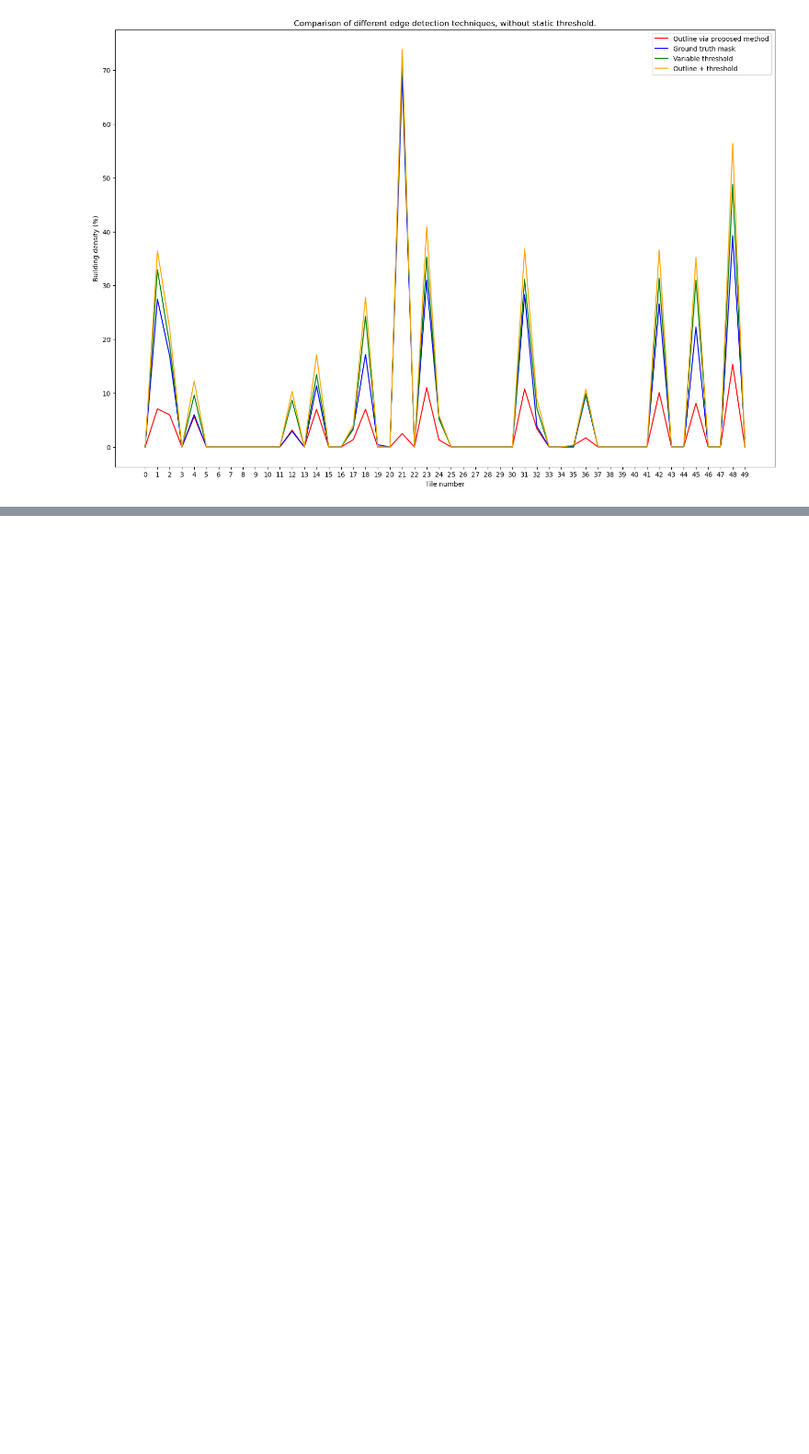
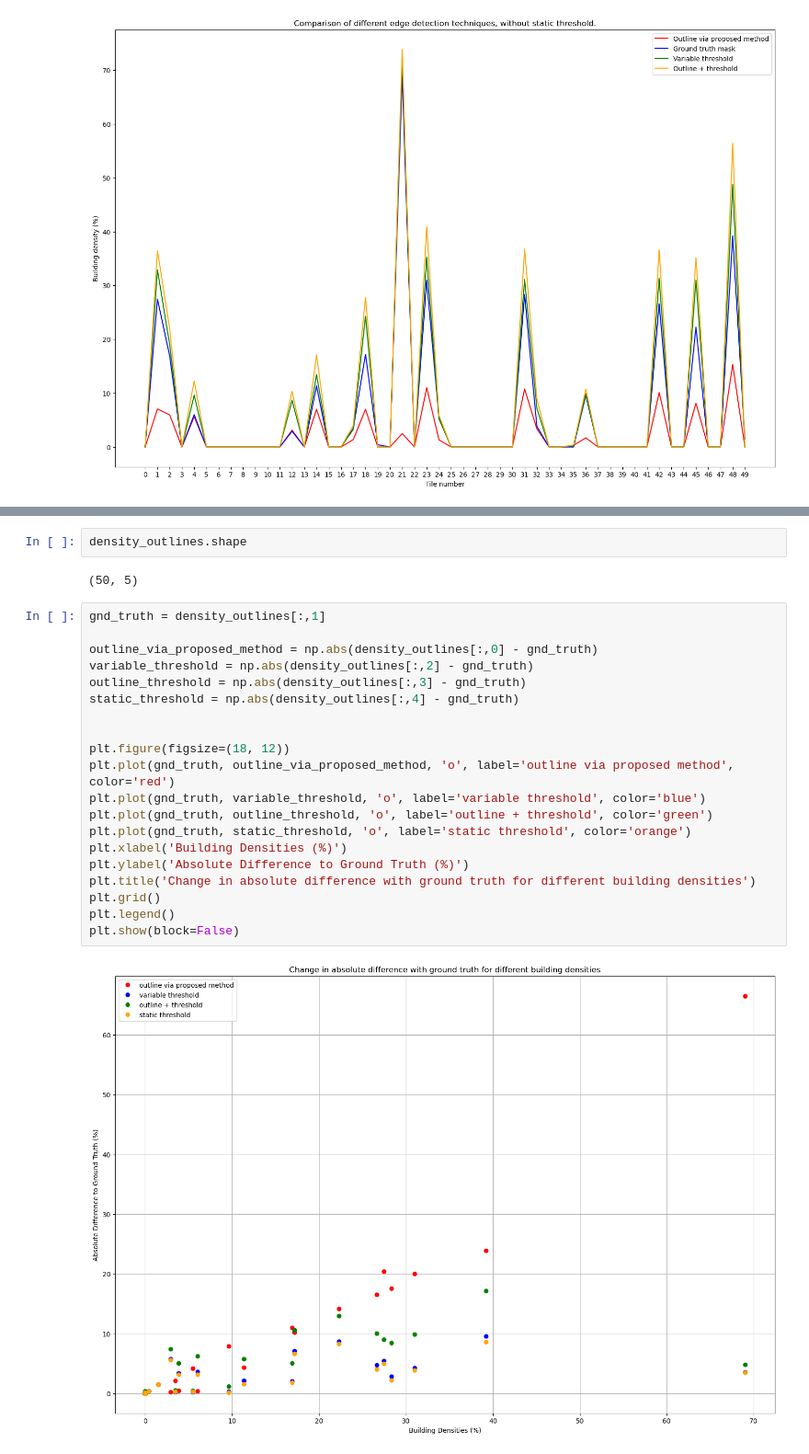
Before and after one commit to shaunlowis/PHYS_391B, a Jupyter notebook: edge_comparisons.ipynb, the cells around one changed output, grey strips where cells are left out. Shown at 92% size. Cells and saved outputs as stored; diff of their text form; blank space fills up the shorter version.

```diff
--- a/edge_comparisons.ipynb
+++ b/edge_comparisons.ipynb
@@ -437,0 +438,26 @@ plt.show()
+# %%
+density_outlines.shape
+# %% [output]
+(50, 5)
+# %%
+gnd_truth = density_outlines[:,1]
+
+outline_via_proposed_method = np.abs(density_outlines[:,0] - gnd_truth)
+variable_threshold = np.abs(density_outlines[:,2] - gnd_truth)
+outline_threshold = np.abs(density_outlines[:,3] - gnd_truth)
+static_threshold = np.abs(density_outlines[:,4] - gnd_truth)
+
+
+plt.figure(figsize=(18, 12))
+plt.plot(gnd_truth, outline_via_proposed_method, 'o', label='outline via proposed method', color='red')
+plt.plot(gnd_truth, variable_threshold, 'o', label='variable threshold', color='blue')
+plt.plot(gnd_truth, outline_threshold, 'o', label='outline + threshold', color='green')
+plt.plot(gnd_truth, static_threshold, 'o', label='static threshold', color='orange')
+plt.xlabel('Building Densities (%)')
+plt.ylabel('Absolute Difference to Ground Truth (%)')
+plt.title('Change in absolute difference with ground truth for different building densities')
+plt.grid()
+plt.legend()
+plt.show(block=False)
+# %% [output]
+[figure, added]
```
Also changed, not shown: parts of 21 cells of this notebook, 3 other files.
